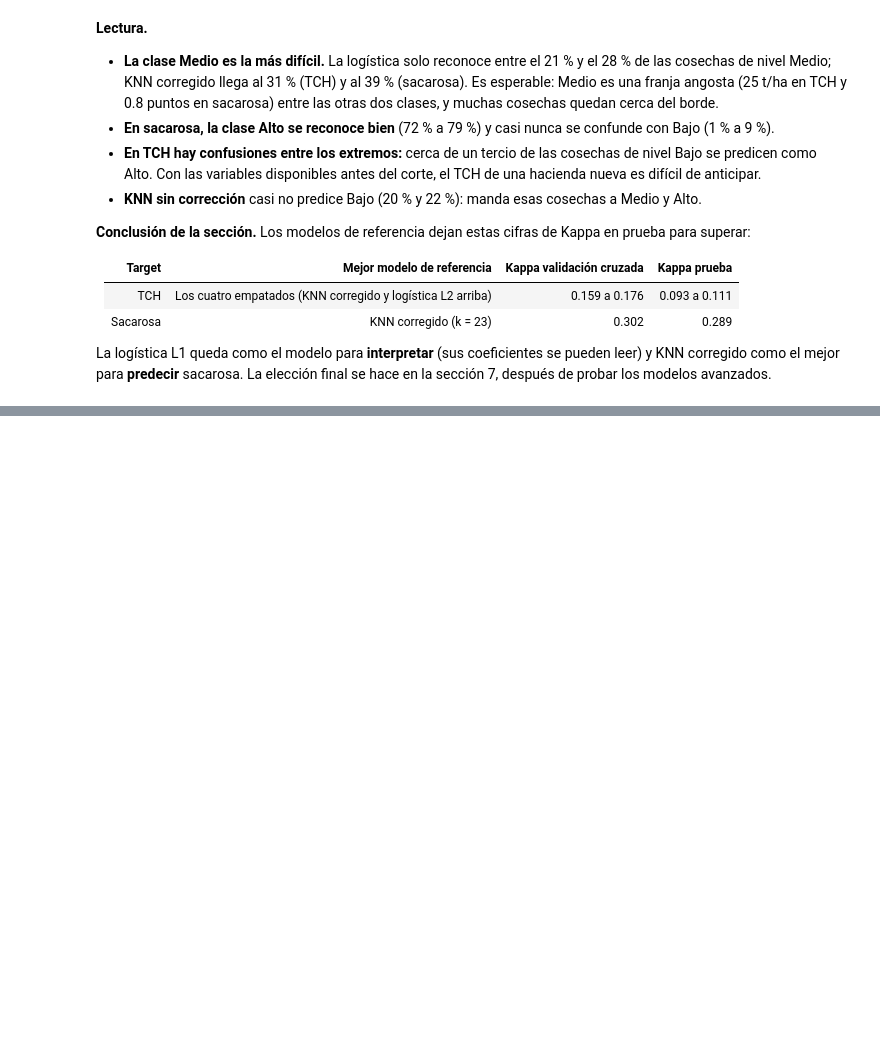
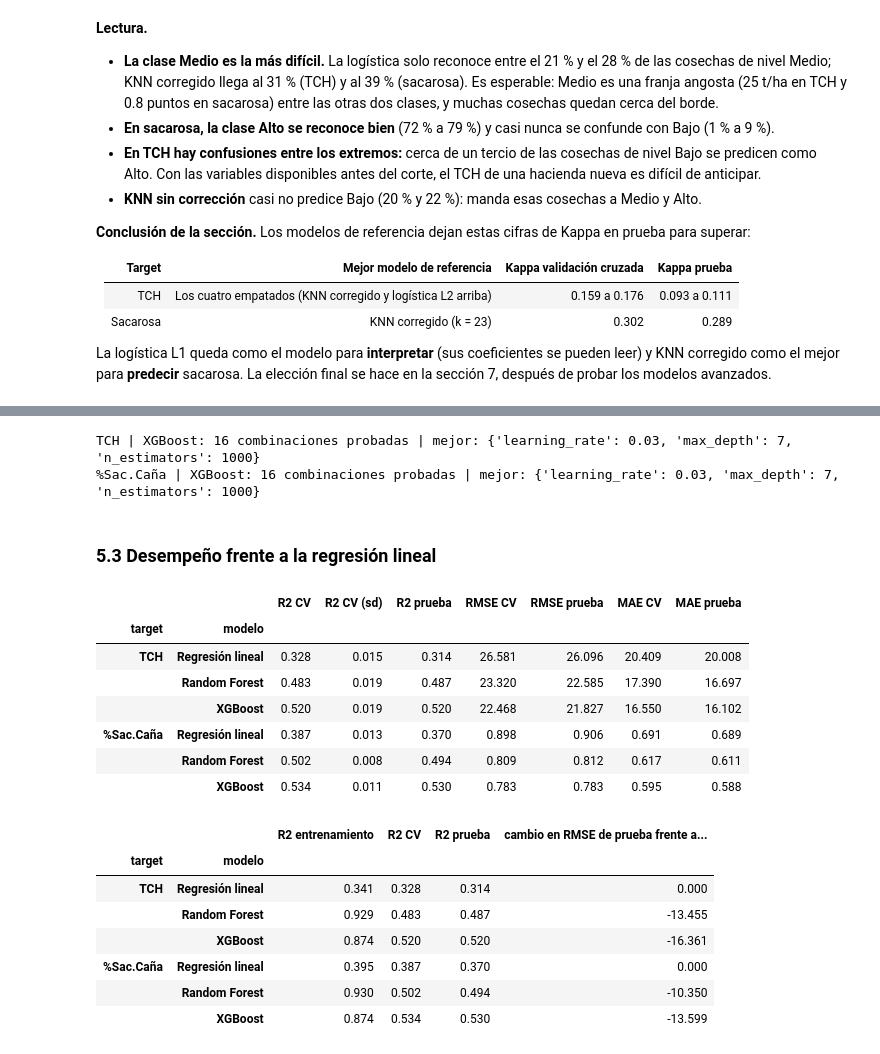
Before and after one commit to gigiper29/Proyecto-Aprendizaje-Autom-tico-II, a Jupyter notebook: Caso_AA2/CasoEstudio_Modelado.ipynb, the cells around one changed output, grey strips where cells are left out. Saved outputs shown, nothing was run; the diff lists cells and outputs as text; code cells hidden in the pictures; blank space fills up the shorter version.

```diff
--- a/Caso_AA2/CasoEstudio_Modelado.ipynb
+++ b/Caso_AA2/CasoEstudio_Modelado.ipynb
@@ -1504,0 +1530,19 @@ _Pendiente._ Importancia de variables y lectura de negocio.
+# %%
+busquedas_reg = {}  # (target, modelo) -> GridSearchCV ajustado
+
+
+def buscar_reg(nombre, target, estimador, rejilla):
+    """Busca hiperparámetros con validación cruzada por suerte (solo entrenamiento) y evalúa el mejor modelo."""
+    X, y, g = preparar_reg(train_reg, target)
+    modelo = Pipeline([("pre", preprocesador_reg("arbol")), ("modelo", estimador)])
+    busqueda = GridSearchCV(modelo, {f"modelo__{p}": valores for p, valores in rejilla.items()},
+                            cv=CV_REG, scoring="r2", return_train_score=True).fit(X, y, groups=g)
+    busquedas_reg[(target, nombre)] = busqueda
+    evaluar_reg(nombre, target, busqueda.best_estimator_)
+    mejores = {p.replace("modelo__", ""): v for p, v in busqueda.best_params_.items()}
+    print(f"{target} | {nombre}: {len(busqueda.cv_results_['params'])} combinaciones probadas | mejor: {mejores}")
+
+
+REJILLA_RF = {"max_features": [0.2, 0.33, 0.5], "min_samples_leaf": [1, 3, 5, 10]}
+for t in TARGETS_REG:
+    buscar_reg("Random Forest", t, RandomForestRegressor(n_estimators=300, n_jobs=-1, random_state=SEMILLA), REJILLA_RF)
@@ -1504,0 +1565,8 @@ _Pendiente._ Importancia de variables y lectura de negocio.
+# %%
+REJILLA_XGB = {"n_estimators": [400, 1000], "learning_rate": [0.03, 0.1], "max_depth": [3, 5, 7, 9]}
+for t in TARGETS_REG:
+    buscar_reg("XGBoost", t, XGBRegressor(subsample=0.8, colsample_bytree=0.8, n_jobs=-1, random_state=SEMILLA),
+               REJILLA_XGB)
+# %% [output]
+TCH | XGBoost: 16 combinaciones probadas | mejor: {'learning_rate': 0.03, 'max_depth': 7, 'n_estimators': 1000}
+%Sac.Caña | XGBoost: 16 combinaciones probadas | mejor: {'learning_rate': 0.03, 'max_depth': 7, 'n_estimators': 1000}
@@ -1504,0 +1607,37 @@ _Pendiente._ Importancia de variables y lectura de negocio.
+# %% [markdown]
+### 5.3 Desempeño frente a la regresión lineal
+# %%
+display(tabla_reg().round(3))
+
+# Mejora frente a la regresión lineal y revisión de sobreajuste (R² en entrenamiento, validación cruzada y prueba)
+filas = []
+for t in TARGETS_REG:
+    base = resultados_reg[(t, "Regresión lineal")]
+    for nombre in ["Regresión lineal", "Random Forest", "XGBoost"]:
+        r = resultados_reg[(t, nombre)]
+        if nombre == "Regresión lineal":
+            r2_train = ols[t].rsquared
+        else:
+            b = busquedas_reg[(t, nombre)]
+            r2_train = b.cv_results_["mean_train_score"][b.best_index_]
+        filas.append({"target": t, "modelo": nombre, "R2 entrenamiento": r2_train, "R2 CV": r["R2 CV"],
+                      "R2 prueba": r["R2 prueba"],
+                      "cambio en RMSE de prueba frente a la lineal (%)": 100 * (r["RMSE prueba"] / base["RMSE prueba"] - 1)})
+display(pd.DataFrame(filas).set_index(["target", "modelo"]).round(3))
+# %% [output]
+|  |  | R2 CV | R2 CV (sd) | R2 prueba | RMSE CV | RMSE prueba | MAE CV | MAE prueba |
+| target | modelo |  |  |  |  |  |  |  |
+| TCH | Regresión lineal | 0.328 | 0.015 | 0.314 | 26.581 | 26.096 | 20.409 | 20.008 |
+|  | Random Forest | 0.483 | 0.019 | 0.487 | 23.320 | 22.585 | 17.390 | 16.697 |
+|  | XGBoost | 0.520 | 0.019 | 0.520 | 22.468 | 21.827 | 16.550 | 16.102 |
+| %Sac.Caña | Regresión lineal | 0.387 | 0.013 | 0.370 | 0.898 | 0.906 | 0.691 | 0.689 |
+|  | Random Forest | 0.502 | 0.008 | 0.494 | 0.809 | 0.812 | 0.617 | 0.611 |
+|  | XGBoost | 0.534 | 0.011 | 0.530 | 0.783 | 0.783 | 0.595 | 0.588 |
+|  |  | R2 entrenamiento | R2 CV | R2 prueba | cambio en RMSE de prueba frente a... |
+| target | modelo |  |  |  |  |
+| TCH | Regresión lineal | 0.341 | 0.328 | 0.314 | 0.000 |
+|  | Random Forest | 0.929 | 0.483 | 0.487 | -13.455 |
+|  | XGBoost | 0.874 | 0.520 | 0.520 | -16.361 |
+| %Sac.Caña | Regresión lineal | 0.395 | 0.387 | 0.370 | 0.000 |
+|  | Random Forest | 0.930 | 0.502 | 0.494 | -10.350 |
+|  | XGBoost | 0.874 | 0.534 | 0.530 | -13.599 |
```
Also changed, not shown: parts of 48 cells of this notebook, 13 other files.
